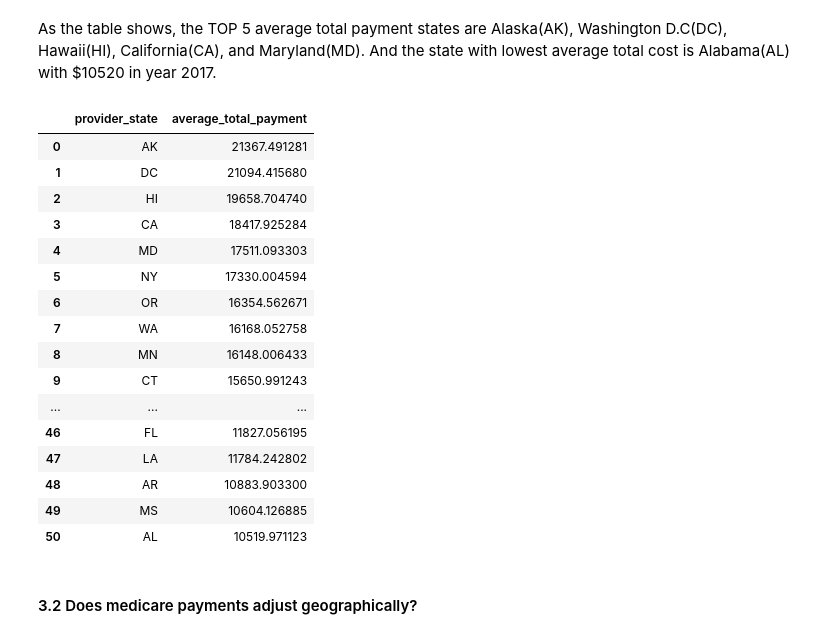
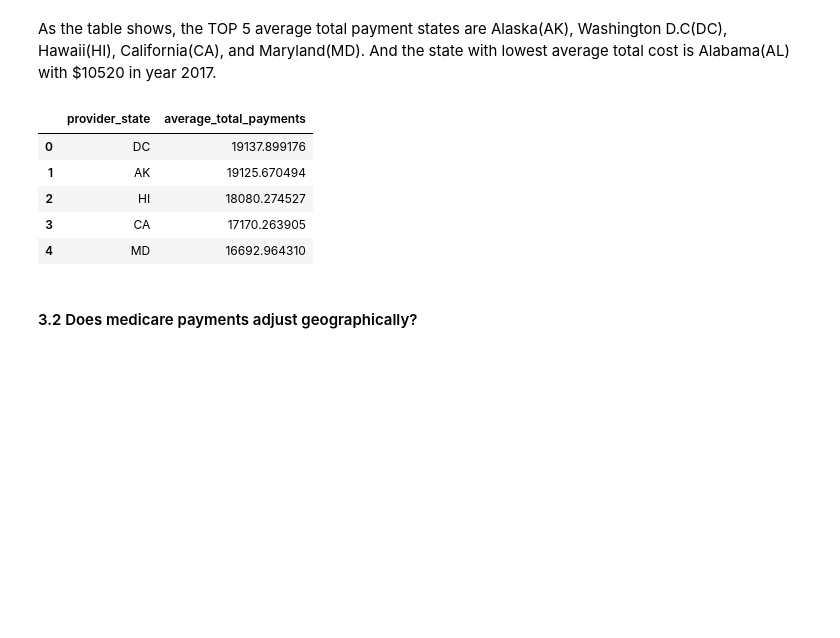
Before and after one commit to AnyiHuang/Analyzing-Inpatient-medical-expense-in-US, a Jupyter notebook: BA780_Team5A.ipynb, the cells around one changed output. Cells and saved outputs as stored; diff of their text form; code cells hidden in the pictures; blank space fills up the shorter version.

```diff
--- a/BA780_Team5A.ipynb
+++ b/BA780_Team5A.ipynb
@@ -147,27 +165,14 @@ order by year
 #### 3.1 What is the average total payment in each state in 2017?
 # %% [markdown]
 As the table shows, the TOP 5 average total payment states are Alaska(AK), Washington D.C(DC), Hawaii(HI), California(CA), and Maryland(MD). And the state with lowest average total cost is Alabama(AL) with $10520 in year 2017.
-# %%
-%%bigquery
-SELECT provider_state, AVG(average_total_payments) as average_total_payment
-FROM `ba775-team-5a.temp.inpatient_2017`
-GROUP BY provider_state
-ORDER BY average_total_payment desc
-# %% [output]
-|  | provider_state | average_total_payment |
-| 0 | AK | 21367.491281 |
-| 1 | DC | 21094.415680 |
-| 2 | HI | 19658.704740 |
-| 3 | CA | 18417.925284 |
-| 4 | MD | 17511.093303 |
-| 5 | NY | 17330.004594 |
-| 6 | OR | 16354.562671 |
-| 7 | WA | 16168.052758 |
-| 8 | MN | 16148.006433 |
-| 9 | CT | 15650.991243 |
-| ... | ... | ... |
-| 46 | FL | 11827.056195 |
-| 47 | LA | 11784.242802 |
-| 48 | AR | 10883.903300 |
-| 49 | MS | 10604.126885 |
-| 50 | AL | 10519.971123 |
+# %%
+pm_2015 = inpatient_2015[['provider_state','average_total_payments']]
+pm_2015 = pm_2015.groupby('provider_state').mean().sort_values(by='average_total_payments',ascending = False).reset_index()
+pm_2015.head(5)
+# %% [output]
+|  | provider_state | average_total_payments |
+| 0 | DC | 19137.899176 |
+| 1 | AK | 19125.670494 |
+| 2 | HI | 18080.274527 |
+| 3 | CA | 17170.263905 |
+| 4 | MD | 16692.964310 |
```
Also changed, not shown: parts of 7 cells of this notebook, 2 other files.
